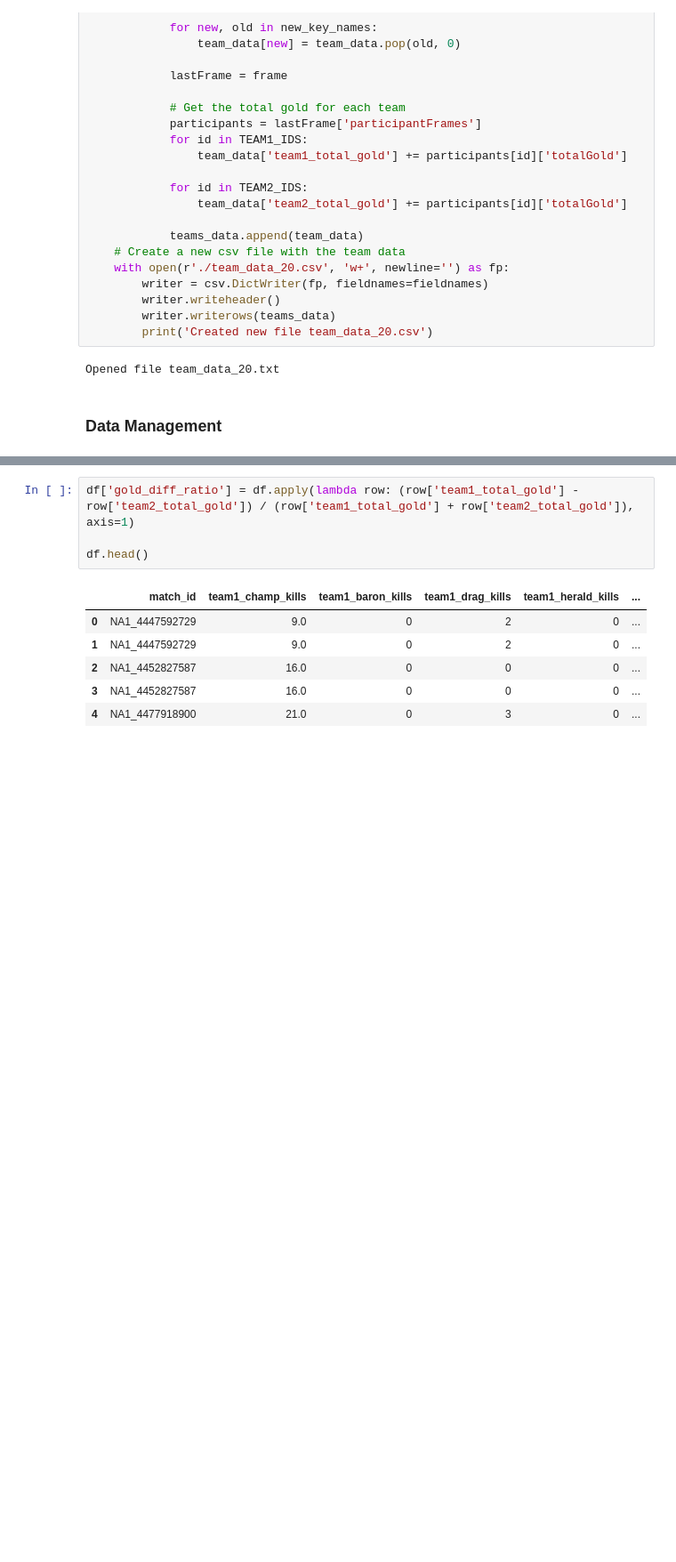
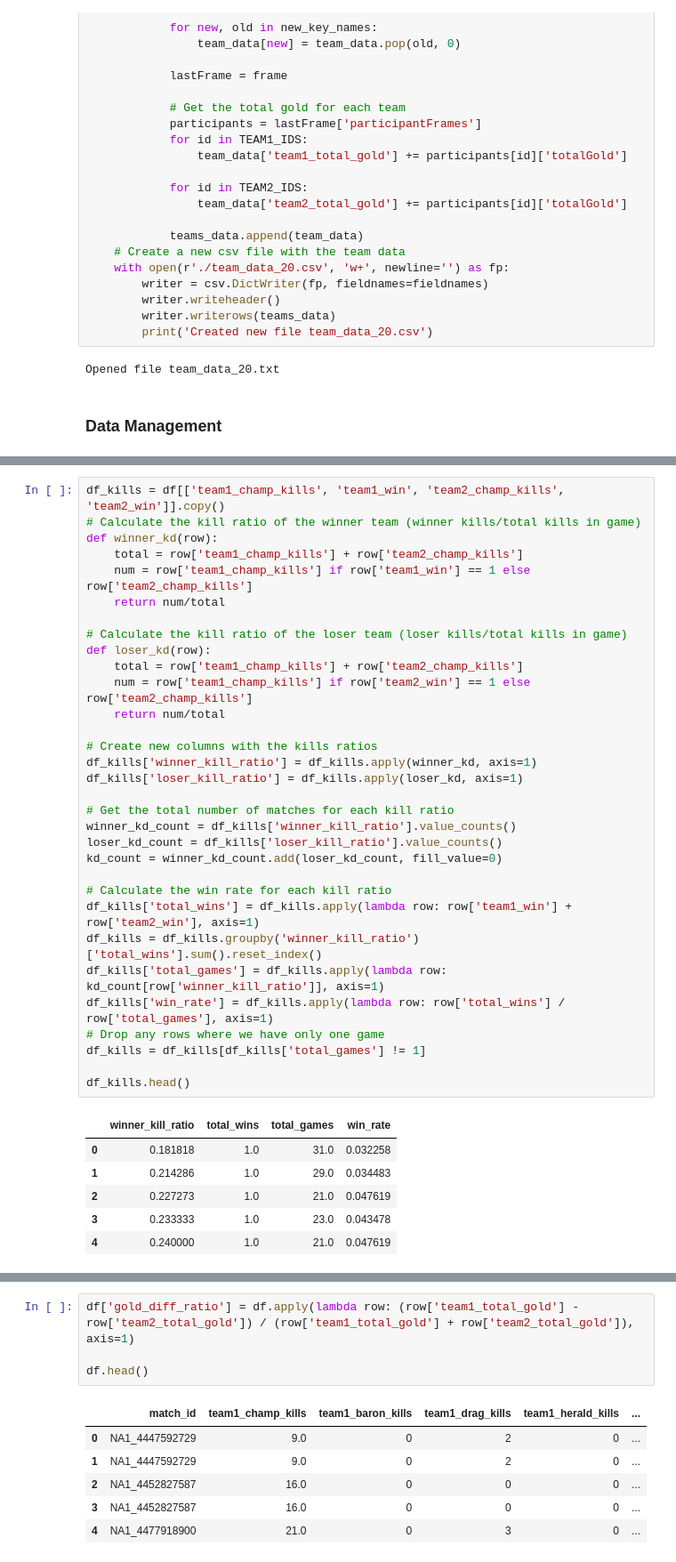
Before and after one commit to SJ-Yu-99/cmsc320final.github.io, a Jupyter notebook: cmsc320final.ipynb, the cells around one changed output, grey strips where cells are left out. Shown: that part at 89% size. Saved outputs shown, nothing was run; the diff lists cells and outputs as text; blank space fills up the shorter version.

```diff
--- a/cmsc320final.ipynb
+++ b/cmsc320final.ipynb
@@ -363,0 +393,39 @@ df.head()
+# %%
+df_kills = df[['team1_champ_kills', 'team1_win', 'team2_champ_kills', 'team2_win']].copy()
+# Calculate the kill ratio of the winner team (winner kills/total kills in game)
+def winner_kd(row):
+    total = row['team1_champ_kills'] + row['team2_champ_kills']
+    num = row['team1_champ_kills'] if row['team1_win'] == 1 else row['team2_champ_kills']
+    return num/total
+
+# Calculate the kill ratio of the loser team (loser kills/total kills in game)
+def loser_kd(row):
+    total = row['team1_champ_kills'] + row['team2_champ_kills']
+    num = row['team1_champ_kills'] if row['team2_win'] == 1 else row['team2_champ_kills']
+    return num/total
+
+# Create new columns with the kills ratios
+df_kills['winner_kill_ratio'] = df_kills.apply(winner_kd, axis=1)
+df_kills['loser_kill_ratio'] = df_kills.apply(loser_kd, axis=1)
+
+# Get the total number of matches for each kill ratio
+winner_kd_count = df_kills['winner_kill_ratio'].value_counts()
+loser_kd_count = df_kills['loser_kill_ratio'].value_counts()
+kd_count = winner_kd_count.add(loser_kd_count, fill_value=0)
+
+# Calculate the win rate for each kill ratio
+df_kills['total_wins'] = df_kills.apply(lambda row: row['team1_win'] + row['team2_win'], axis=1)
+df_kills = df_kills.groupby('winner_kill_ratio')['total_wins'].sum().reset_index()
+df_kills['total_games'] = df_kills.apply(lambda row: kd_count[row['winner_kill_ratio']], axis=1)
+df_kills['win_rate'] = df_kills.apply(lambda row: row['total_wins'] / row['total_games'], axis=1)
+# Drop any rows where we have only one game
+df_kills = df_kills[df_kills['total_games'] != 1]
+
+df_kills.head()
+# %% [output]
+|  | winner_kill_ratio | total_wins | total_games | win_rate |
+| 0 | 0.181818 | 1.0 | 31.0 | 0.032258 |
+| 1 | 0.214286 | 1.0 | 29.0 | 0.034483 |
+| 2 | 0.227273 | 1.0 | 21.0 | 0.047619 |
+| 3 | 0.233333 | 1.0 | 23.0 | 0.043478 |
+| 4 | 0.240000 | 1.0 | 21.0 | 0.047619 |
```
Also changed, not shown: parts of 3 cells of this notebook.
